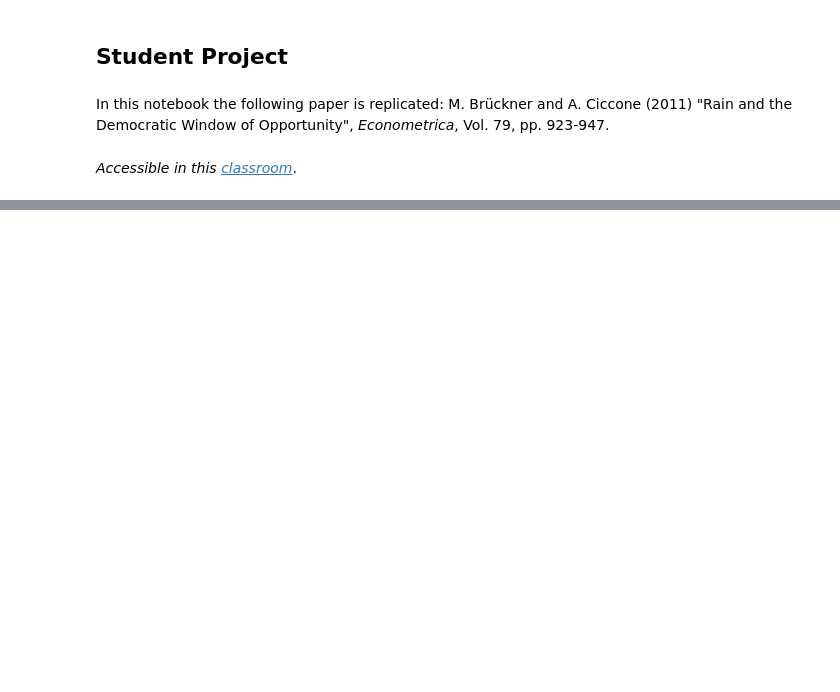
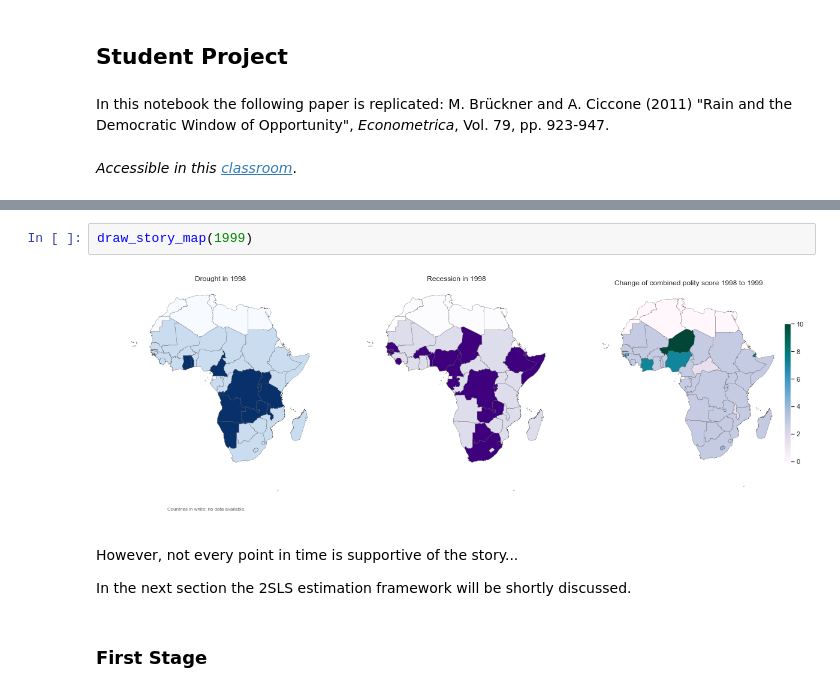
Before and after one commit to maxschae/student-project-maxschae, a Jupyter notebook: student_project-ms.ipynb, the cells around one changed output, grey strips where cells are left out. Drawn from its saved outputs; the diff is of its cells as text; blank space fills up the shorter version.

```diff
--- a/student_project-ms.ipynb
+++ b/student_project-ms.ipynb
@@ -144,0 +129,10 @@ for i,country_code in enumerate(country_codes):
+# %%
+draw_story_map(1999)
+# %% [output]
+[figure, added]
+# %% [markdown]
+However, not every point in time is supportive of the story...
+
+In the next section the 2SLS estimation framework will be shortly discussed.
+# %% [markdown]
+### First Stage
```
Also changed, not shown: parts of 43 cells of this notebook.
